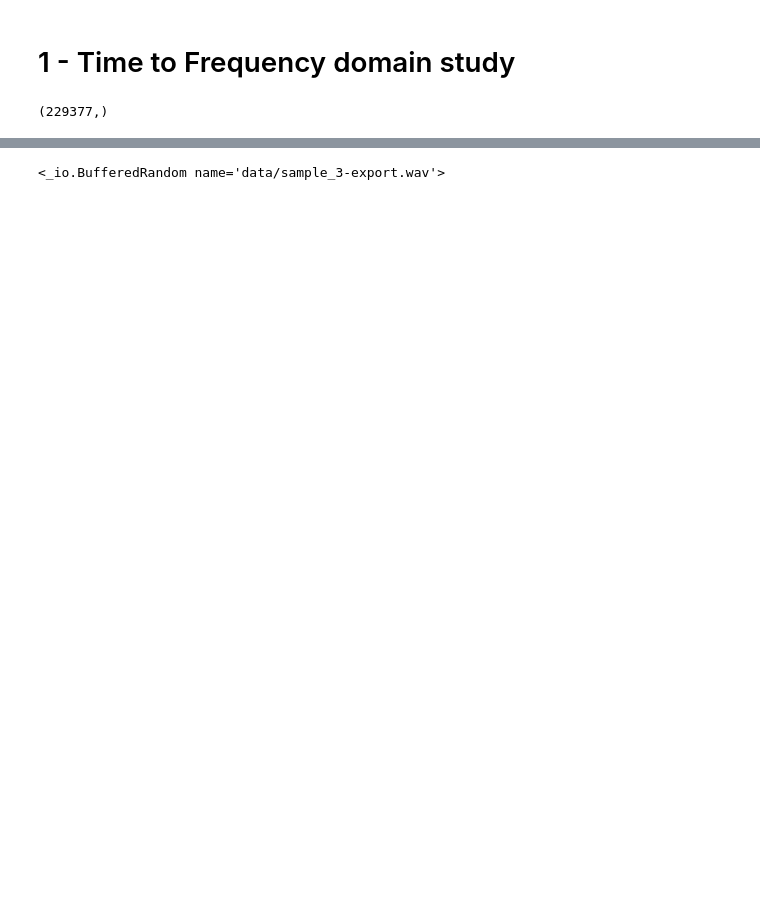
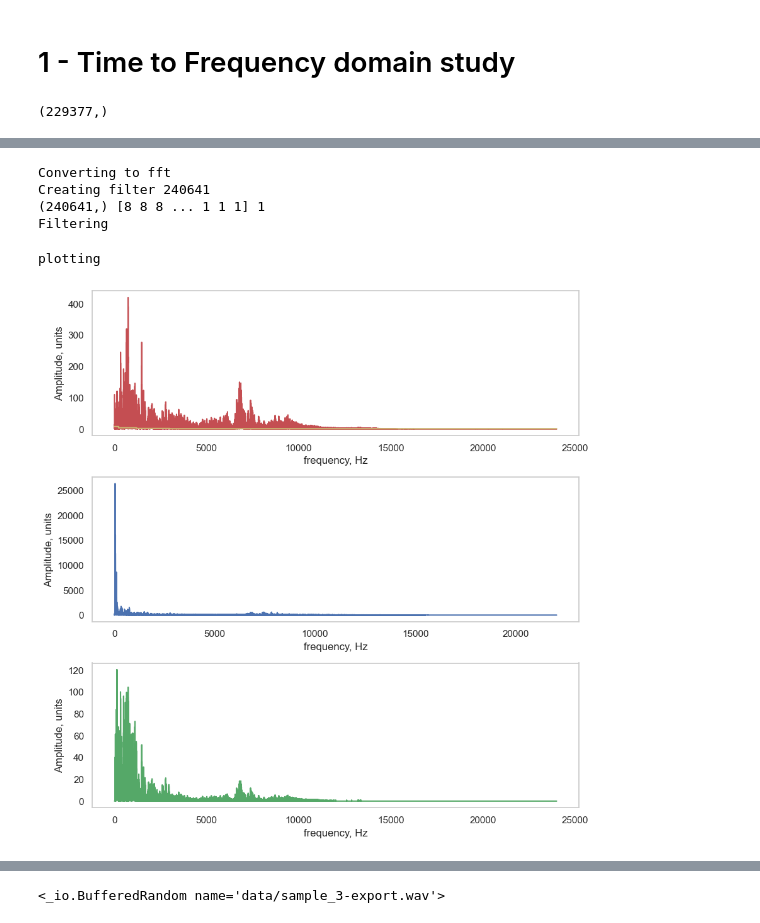
Before and after one commit to Hugand/music-classifier, a Jupyter notebook: music-classfier-frequency-domain-study.ipynb, the cells around one changed output, grey strips where cells are left out. Cells and saved outputs as stored; diff of their text form; code cells hidden in the pictures; blank space fills up the shorter version.

```diff
--- a/music-classfier-frequency-domain-study.ipynb
+++ b/music-classfier-frequency-domain-study.ipynb
@@ -179 +163,10 @@ plotting
+# %%
+boost_audio('data/sample_2.wav', 'data/cut_original2.wav', 'data/noiseless_sample2_boosted1.wav', conv_freq_filter)
+# %% [output]
+Converting to fft
+Creating filter 240641
+(240641,) [8 8 8 ... 1 1 1] 1
+Filtering
+plotting
+[figure, added]
 # %%
```
Also changed, not shown: parts of 12 cells of this notebook.
